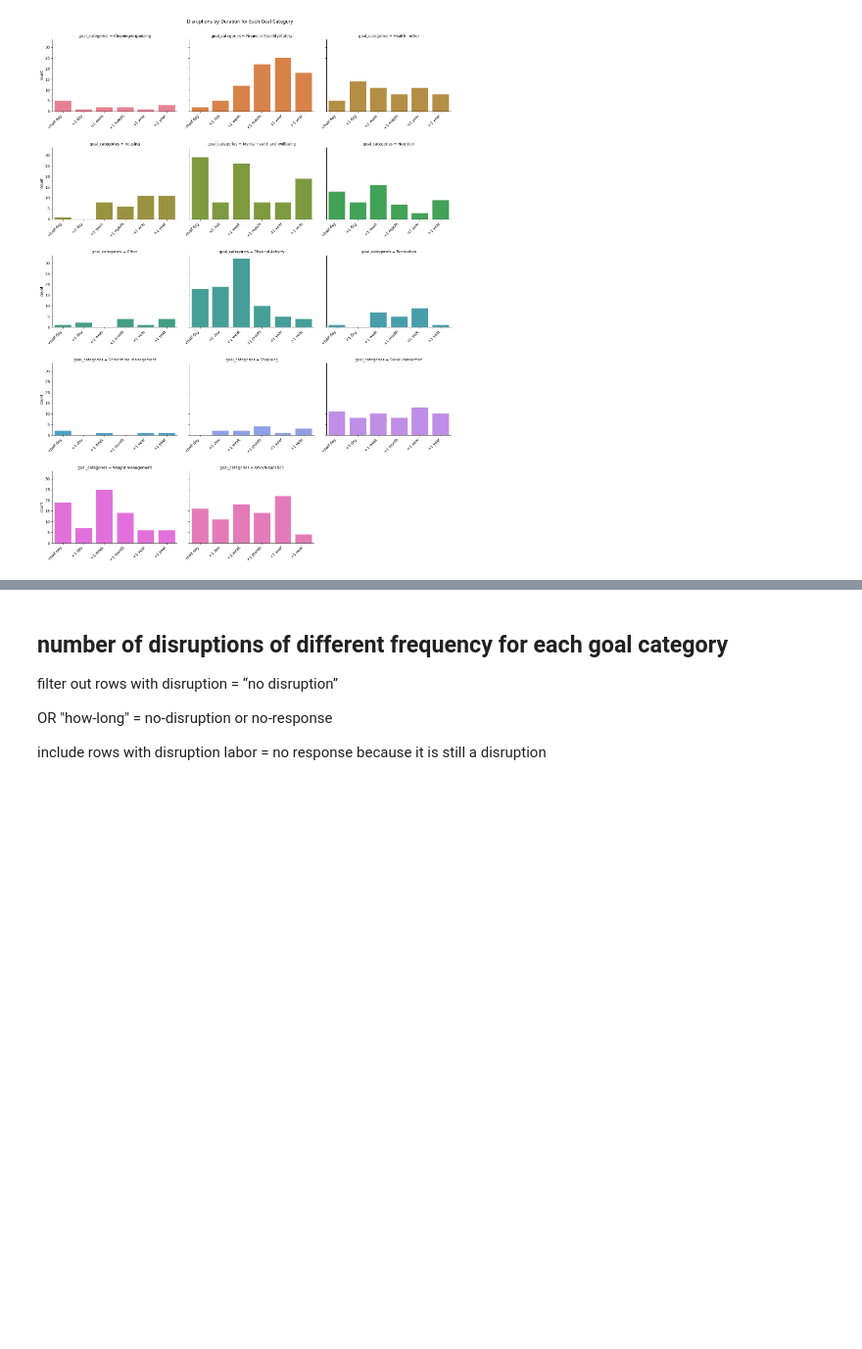
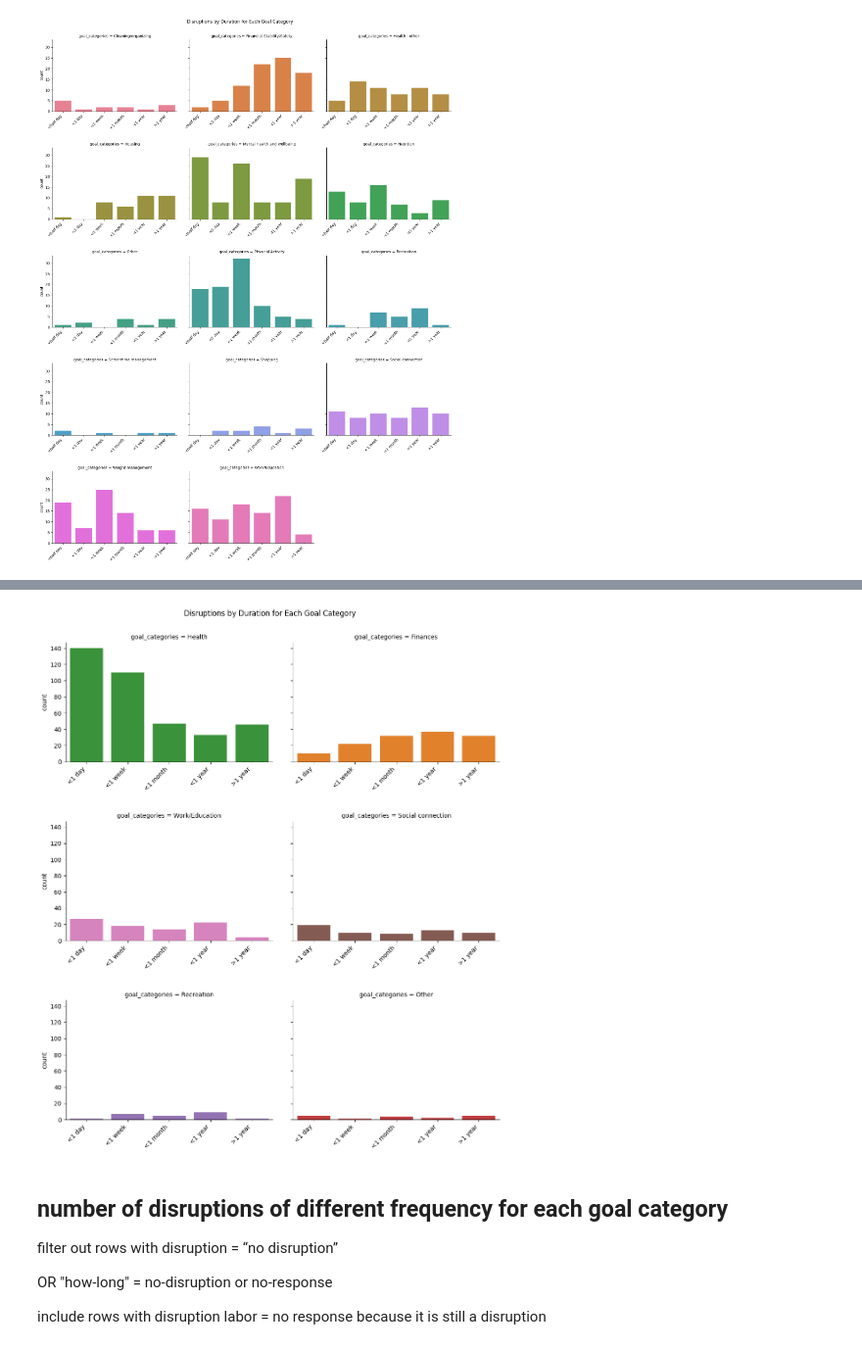
Before and after one commit to meeshu/disruptions, a Jupyter notebook: Small_multiples_disruptionsbygoalcategories.ipynb, the cells around one changed output, grey strips where cells are left out. Shown at 98% size. Saved outputs shown, nothing was run; the diff lists cells and outputs as text; code cells hidden in the pictures; blank space fills up the shorter version.

Commit message:
updated disruptions-durations-goaltype plot to show combined goal categories + combined duration

```diff
--- a/Small_multiples_disruptionsbygoalcategories.ipynb
+++ b/Small_multiples_disruptionsbygoalcategories.ipynb
@@ -689,3 +702,74 @@ plt.show()
+# %%
+#grouping [<1hr,<half day]
+disruptions_duration_goaltype_combo = disruptions_duration_goaltype
+disruptions_duration_goaltype_combo['how-long'] = disruptions_duration_goaltype['how-long'].replace({
+    'an hour or less': 'more than half a day to a day',
+    'more than an hour to half a day': 'more than half a day to a day'
+})
+
+# grouping goals
+disruptions_duration_goaltype_combo['goal_categories'] = disruptions_duration_goaltype_combo['goal_categories'].replace({
+    'Manage chronic condition': 'Health',
+    'Sleep': 'Health',
+    'Physical Activity': 'Health',
+    'Mental health and wellbeing': 'Health',
+    'Weight management': 'Health',
+    'Nutrition': 'Health',
+    'Health - other': 'Health',
+    'Education/Learning': 'Work/Education',
+    'Work/Career': 'Work/Education',
+    'Financial Stability/Safety': 'Finances',
+    'Shopping': 'Finances',
+    'Housing': 'Finances',
+    'Screentime management': 'Other',
+    'Cleaning/organizing' : 'Other'
+})
+
+
+
+disruptions_duration_goaltype_combo= disruptions_duration_goaltype_combo[['pid*gid*cid', 'how-long', 'goal_categories']]
+
+# Group by goal_categories and how-long and count the number of values
+count_by_goal_howlong_c = disruptions_duration_goaltype_combo.groupby(['goal_categories', 'how-long'])['pid*gid*cid'].count()
+
+# Convert the grouped data to a DataFrame for easier plotting
+count_by_goal_howlong_c_df = count_by_goal_howlong_c.reset_index()
+# Rename the label names for clarity
+count_by_goal_howlong_c_df['how-long'] = count_by_goal_howlong_c_df['how-long'].replace({
+    'more than half a day to a day': '<1 day',
+    'multiple days to a week': '<1 week',
+    'multiple weeks to a month': '<1 month',
+    'multiple months to a year': '<1 year',
+    'longer than a year': '>1 year'
+})
+
+#rename
+count_by_goal_howlong_c_df.rename(columns={'pid*gid*cid': 'count'}, inplace=True)
+
+# get label and set order
+xlabels_order = ['<1 day', '<1 week', '<1 month', '<1 year', '>1 year']
+count_by_goal_howlong_c_df['how-long'] = pd.Categorical(count_by_goal_howlong_c_df['how-long'], categories=xlabels_order, ordered=True)
+
+#set order of plots
+plot_order = ['Health', 'Finances', 'Work/Education','Social connection','Recreation','Other']
+
+
+# Create a small multiple bar plot using seaborn
+g = sns.catplot(x='how-long', y='count', hue='goal_categories', data=count_by_goal_howlong_c_df, kind='bar', col='goal_categories', col_wrap=2,col_order=plot_order, sharex=False)
+plt.subplots_adjust(left=0.1, bottom=0.2, right=0.95, top=0.93, wspace=0.1, hspace=0.5)
+g.fig.suptitle('Disruptions by Duration for Each Goal Category')
+g._legend.remove()
+
+# Iterate through the axes
+for ax in g.axes.flat:
+    ax.set_xlabel('')
+    # Set tick positions before labels
+    ax.set_xticks(range(len(xlabels_order)))
+    ax.set_xticklabels(labels=xlabels_order, rotation=45, ha='right')
+
+plt.show()
+# %% [output]
+[figure, added]
 # %% [markdown]
 ## number of disruptions of different frequency for each goal category
 
```
Also changed, not shown: parts of 1 cell of this notebook.
